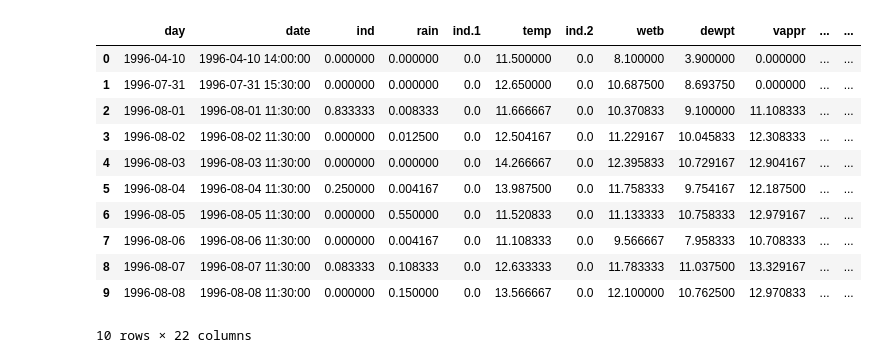
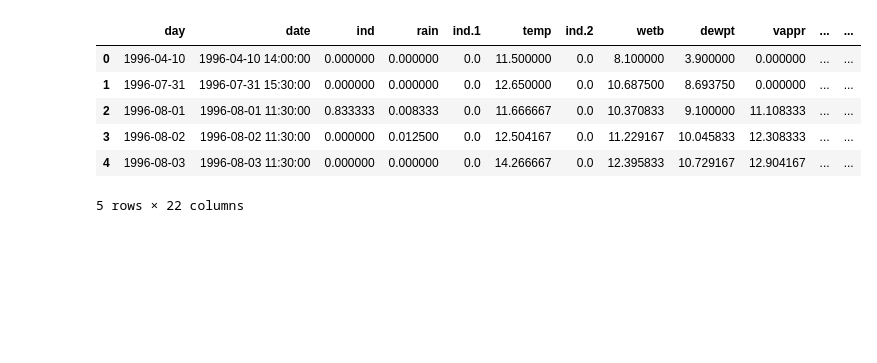
Before and after one commit to Sxnds01/PFDA-assignments, a Jupyter notebook: assignment_6_weather.ipynb, the cells around one changed output. Saved outputs shown, nothing was run; the diff lists cells and outputs as text; code cells hidden in the pictures; blank space fills up the shorter version.

```diff
--- a/assignment_6_weather.ipynb
+++ b/assignment_6_weather.ipynb
@@ -214,19 +214,14 @@ grouped_data = data.groupby('day').mean()  # Calculate the mean for each day
 
 grouped_data = grouped_data.reset_index()
 # %%
-grouped_data.head(10)
+grouped_data.head(5)
 # %% [output]
 |  | day | date | ind | rain | ind.1 | temp | ind.2 | wetb | dewpt | vappr | ... | ... |
 | 0 | 1996-04-10 | 1996-04-10 14:00:00 | 0.000000 | 0.000000 | 0.0 | 11.500000 | 0.0 | 8.100000 | 3.900000 | 0.000000 | ... | ... |
 | 1 | 1996-07-31 | 1996-07-31 15:30:00 | 0.000000 | 0.000000 | 0.0 | 12.650000 | 0.0 | 10.687500 | 8.693750 | 0.000000 | ... | ... |
 | 2 | 1996-08-01 | 1996-08-01 11:30:00 | 0.833333 | 0.008333 | 0.0 | 11.666667 | 0.0 | 10.370833 | 9.100000 | 11.108333 | ... | ... |
 | 3 | 1996-08-02 | 1996-08-02 11:30:00 | 0.000000 | 0.012500 | 0.0 | 12.504167 | 0.0 | 11.229167 | 10.045833 | 12.308333 | ... | ... |
 | 4 | 1996-08-03 | 1996-08-03 11:30:00 | 0.000000 | 0.000000 | 0.0 | 14.266667 | 0.0 | 12.395833 | 10.729167 | 12.904167 | ... | ... |
-| 5 | 1996-08-04 | 1996-08-04 11:30:00 | 0.250000 | 0.004167 | 0.0 | 13.987500 | 0.0 | 11.758333 | 9.754167 | 12.187500 | ... | ... |
-| 6 | 1996-08-05 | 1996-08-05 11:30:00 | 0.000000 | 0.550000 | 0.0 | 11.520833 | 0.0 | 11.133333 | 10.758333 | 12.979167 | ... | ... |
-| 7 | 1996-08-06 | 1996-08-06 11:30:00 | 0.000000 | 0.004167 | 0.0 | 11.108333 | 0.0 | 9.566667 | 7.958333 | 10.708333 | ... | ... |
-| 8 | 1996-08-07 | 1996-08-07 11:30:00 | 0.083333 | 0.108333 | 0.0 | 12.633333 | 0.0 | 11.783333 | 11.037500 | 13.329167 | ... | ... |
-| 9 | 1996-08-08 | 1996-08-08 11:30:00 | 0.000000 | 0.150000 | 0.0 | 13.566667 | 0.0 | 12.100000 | 10.762500 | 12.970833 | ... | ... |
-10 rows × 22 columns
+5 rows × 22 columns
 # %%
 # Plot the mean temperatures
```
Also changed, not shown: parts of 15 cells of this notebook.
